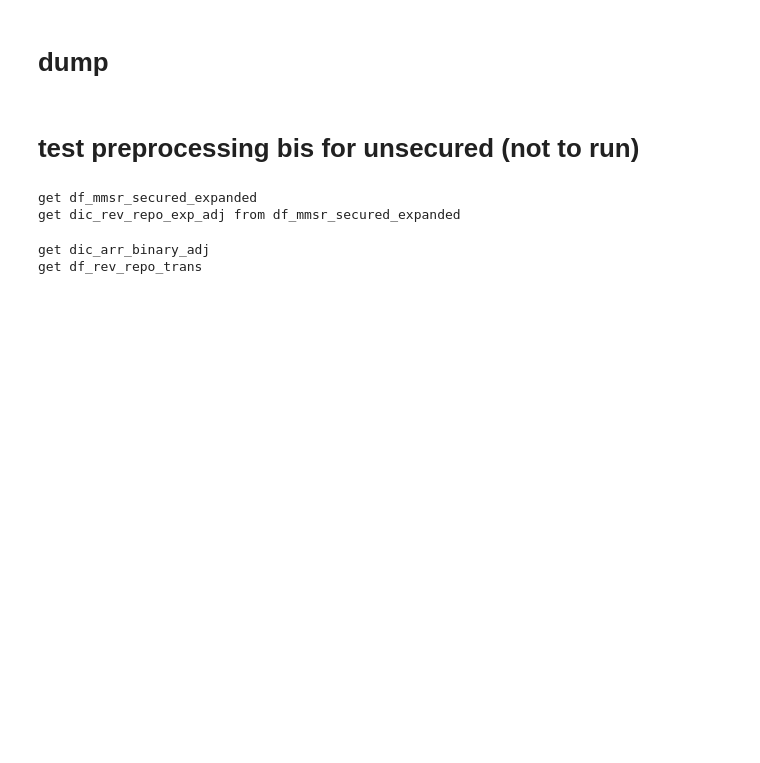
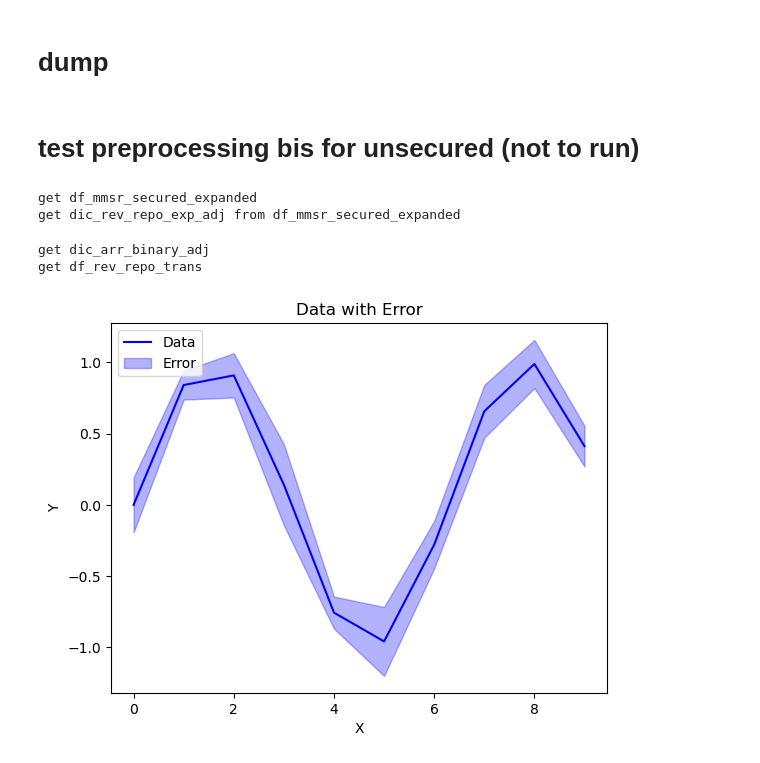
Before and after one commit to Victor-Le-Coz/secured_interbank_network_public, a Jupyter notebook: tools.ipynb, the cells around one changed output. Cells and saved outputs as stored; diff of their text form; code cells hidden in the pictures; blank space fills up the shorter version.

```diff
--- a/tools.ipynb
+++ b/tools.ipynb
@@ -1405,3 +1405,26 @@ get df_mmsr_secured_expanded
 get dic_rev_repo_exp_adj from df_mmsr_secured_expanded
 get dic_arr_binary_adj
 get df_rev_repo_trans
+# %%
+import matplotlib.pyplot as plt
+import numpy as np
+
+# Example data
+x = np.arange(10)
+y = np.sin(x)
+errors = np.random.uniform(0.1, 0.3, size=len(x))  # Example error values
+
+# Plotting the shaded area
+plt.plot(x, y, color='b', label='Data')
+plt.fill_between(x, y - errors, y + errors, color='b', alpha=0.3, label='Error')
+
+# Other plot configurations
+plt.xlabel('X')
+plt.ylabel('Y')
+plt.title('Data with Error')
+plt.legend()
+
+# Display the plot
+plt.show()
+# %% [output]
+[figure, added]
```
Also changed, not shown: 3 other files.
